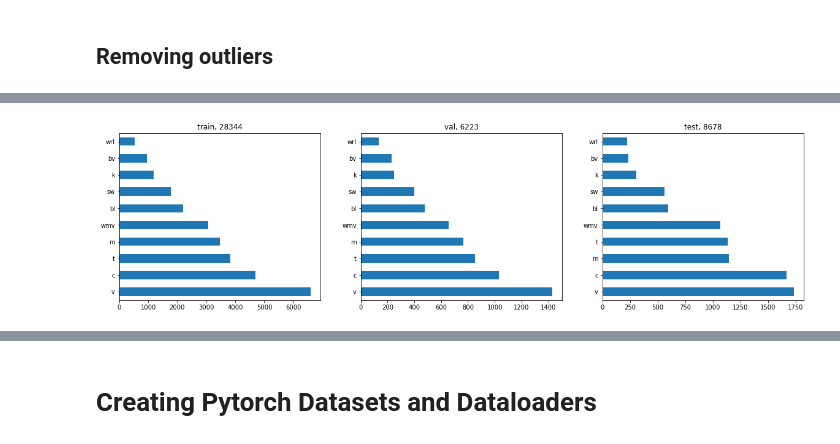
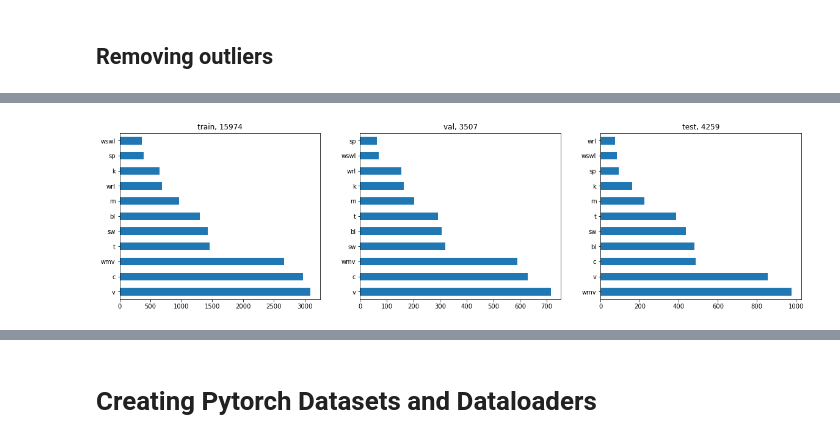
Before and after one commit to kalfasyan/stickybugs-ai, a Jupyter notebook: 002_Model_training.ipynb, the cells around one changed output, grey strips where cells are left out. Drawn from its saved outputs; the diff is of its cells as text; code cells hidden in the pictures.

```diff
--- a/002_Model_training.ipynb
+++ b/002_Model_training.ipynb
@@ -19,12 +19,13 @@ import torch
 from torch.utils.data import DataLoader, Dataset
 import torch.nn as nn
 
+from category_encoders import OrdinalEncoder
 from sklearn.model_selection import train_test_split
 from sklearn.preprocessing import LabelEncoder
 from sklearn.metrics import confusion_matrix, accuracy_score, balanced_accuracy_score
 from sklearn.utils import class_weight
 
-setting = 'fuji'
+setting = 'photobox'
 if setting == 'photobox':
     ext = '.png'
 elif setting == 'fuji':
@@ -44,5 +45,8 @@ df_pre = pd.read_parquet(f"{SAVE_DIR}/df_preparation_{setting}.parquet")
 df = pd.merge(df,df_pre, on=['filename','label','platename','imgname','date','year','plate_idx','location','xtra'])
 df = df[df.knn_outlier==0]
 df = df[df.nb_contours>0]
-df = df[~df['label'].isin(['st','vuil'])]
-df.label = df.label.apply(lambda x: 'v' if x=='v(cy)' else x)
+
+oe = OrdinalEncoder(cols=['label'],mapping=[{'col':'label', 'mapping':{'bl':0,'wswl':1,'sp':2,'t':3,'sw':4,'k':5,'m':6,'c':7,'v':8,'wmv':9,'wrl':10}}])
+df['txt_label'] = df['label']
+df['label'] = oe.fit_transform(df.label)
+df.head()
@@ -49,38 +61,36 @@ df.label = df.label.apply(lambda x: 'v' if x=='v(cy)' else x)
 # %%
 test_plates = train_test_split(df.platename.unique(), random_state=2022, test_size=0.2, shuffle=True)[1].tolist()
 testseries = pd.Series(test_plates)
 inds = testseries.apply(lambda x: 'wortel' in x)
-inds = testseries[inds].sample(10).index.values
+inds = testseries[inds].sample(11).index.values
 wortel_plates = testseries[inds].tolist()
 test_plates = testseries[testseries.apply(lambda x: x.split('_')[1] != 'wortel')].tolist() + wortel_plates
 
 df_trainval = df[~df.platename.isin(test_plates)]
 df_test = df[df.platename.isin(test_plates)]
 
-topclasses = df['label'].value_counts().head(10).index.tolist()
+topclasses = df['label'].value_counts().head(11).index.tolist()
 
 df = df[df['label'].isin(topclasses)]
 df_trainval = df_trainval[df_trainval['label'].isin(topclasses)]
 df_test = df_test[df_test['label'].isin(topclasses)]
 
 class_weights = class_weight.compute_class_weight('balanced',
                                                   classes=np.unique(df['label'].tolist()),
                                                   y=df['label'].tolist())
 
 class_weights = {np.unique(df['label'])[i]:class_weights[i] for i in range(len(class_weights))}
 df['weights'] = df['label'].map(class_weights)
 
 df_train, df_val = train_test_split(df_trainval, test_size=0.18, random_state=42, shuffle=True)
 
-le = LabelEncoder()
-le.fit(df_train.label)
 
 plt.figure(figsize=(20,5))
-plt.subplot(1,3,1);df_train.label.value_counts().plot(kind='barh');plt.title(f'train, {df_train.shape[0]}')
-plt.subplot(1,3,2);df_val.label.value_counts().plot(kind='barh');plt.title(f'val, {df_val.shape[0]}')
-plt.subplot(1,3,3);df_test.label.value_counts().plot(kind='barh');plt.title(f'test, {df_test.shape[0]}');
+plt.subplot(1,3,1);df_train.txt_label.value_counts().plot(kind='barh');plt.title(f'train, {df_train.shape[0]}')
+plt.subplot(1,3,2);df_val.txt_label.value_counts().plot(kind='barh');plt.title(f'val, {df_val.shape[0]}')
+plt.subplot(1,3,3);df_test.txt_label.value_counts().plot(kind='barh');plt.title(f'test, {df_test.shape[0]}');
 # %% [output]
-[figure, old version]
+[figure, new version]
 # %%
 assert len(set(df_train.filename.tolist()).intersection(df_test.filename.tolist())) == 0
 assert len(set(df_train.filename.tolist()).intersection(df_val.filename.tolist())) == 0
```
Also changed, not shown: parts of 5 cells of this notebook, 3 other files.
